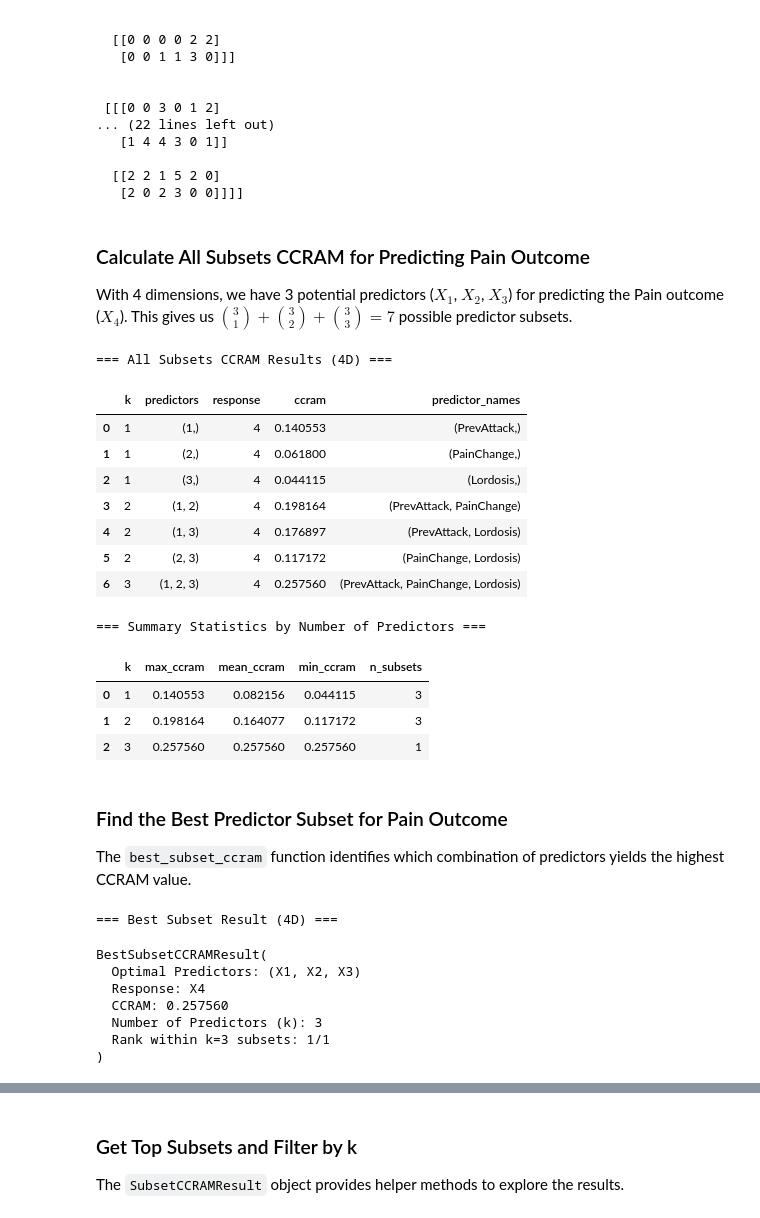
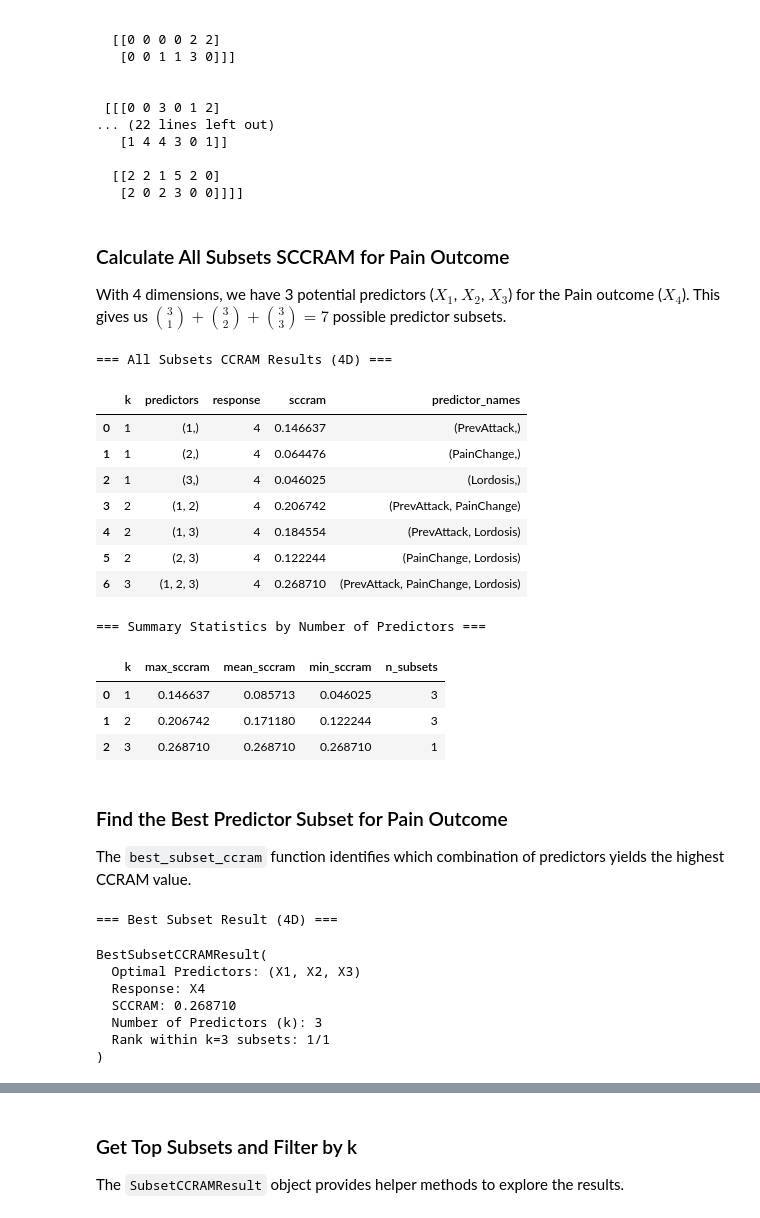
Before and after one commit to DhyeyMavani2003/ccrvam, a Jupyter notebook: examples/jupyter/03_BestSubsets_Selection.ipynb, the cells around one changed output, grey strips where cells are left out. Saved outputs shown, nothing was run; the diff lists cells and outputs as text; code cells hidden in the pictures.

```diff
--- a/examples/jupyter/03_BestSubsets_Selection.ipynb
+++ b/examples/jupyter/03_BestSubsets_Selection.ipynb
@@ -190,9 +228,9 @@ Read contingency table from case form data!
   [[2 2 1 5 2 0]
    [2 0 2 3 0 0]]]]
 # %% [markdown]
-### Calculate All Subsets CCRAM for Predicting Pain Outcome
+### Calculate All Subsets SCCRAM for Pain Outcome
 
-With 4 dimensions, we have 3 potential predictors ($X_1$, $X_2$, $X_3$) for predicting the Pain outcome ($X_4$). This gives us $\binom{3}{1} + \binom{3}{2} + \binom{3}{3} = 7$ possible predictor subsets.
+With 4 dimensions, we have 3 potential predictors ($X_1$, $X_2$, $X_3$) for the Pain outcome ($X_4$). This gives us $\binom{3}{1} + \binom{3}{2} + \binom{3}{3} = 7$ possible predictor subsets.
 # %%
 # Define variable names for better readability in output
 variable_names_4d = {
@@ -202,56 +240,56 @@ variable_names_4d = {
     4: "Pain"
 }
 
-# Calculate all subsets CCRAM for predicting Pain (variable 4)
-result_4d = all_subsets_ccram(
+# Calculate all subsets SCCRAM for predicting Pain (variable 4)
+result_4d_scaled = all_subsets_ccram(
     rda_contingency_table,
     response=4,  # Predict Pain outcome
-    scaled=False,
+    scaled=True, # Use SCCRAM (scaled); default is False (unscaled CCRAM)
     variable_names=variable_names_4d
 )
 
-print("=== All Subsets CCRAM Results (4D) ===")
-result_4d.results_df
+print("=== All Subsets SCCRAM Results (4D) ===")
+result_4d_scaled.results_df
 # %% [output]
 === All Subsets CCRAM Results (4D) ===
-|  | k | predictors | response | ccram | predictor_names |
-| 0 | 1 | (1,) | 4 | 0.140553 | (PrevAttack,) |
-| 1 | 1 | (2,) | 4 | 0.061800 | (PainChange,) |
-| 2 | 1 | (3,) | 4 | 0.044115 | (Lordosis,) |
-| 3 | 2 | (1, 2) | 4 | 0.198164 | (PrevAttack, PainChange) |
-| 4 | 2 | (1, 3) | 4 | 0.176897 | (PrevAttack, Lordosis) |
-| 5 | 2 | (2, 3) | 4 | 0.117172 | (PainChange, Lordosis) |
-| 6 | 3 | (1, 2, 3) | 4 | 0.257560 | (PrevAttack, PainChange, Lordosis) |
+|  | k | predictors | response | sccram | predictor_names |
+| 0 | 1 | (1,) | 4 | 0.146637 | (PrevAttack,) |
+| 1 | 1 | (2,) | 4 | 0.064476 | (PainChange,) |
+| 2 | 1 | (3,) | 4 | 0.046025 | (Lordosis,) |
+| 3 | 2 | (1, 2) | 4 | 0.206742 | (PrevAttack, PainChange) |
+| 4 | 2 | (1, 3) | 4 | 0.184554 | (PrevAttack, Lordosis) |
+| 5 | 2 | (2, 3) | 4 | 0.122244 | (PainChange, Lordosis) |
+| 6 | 3 | (1, 2, 3) | 4 | 0.268710 | (PrevAttack, PainChange, Lordosis) |
 # %%
 print("=== Summary Statistics by Number of Predictors ===")
-result_4d.summary()
+result_4d_scaled.summary()
 # %% [output]
 === Summary Statistics by Number of Predictors ===
-|  | k | max_ccram | mean_ccram | min_ccram | n_subsets |
-| 0 | 1 | 0.140553 | 0.082156 | 0.044115 | 3 |
-| 1 | 2 | 0.198164 | 0.164077 | 0.117172 | 3 |
-| 2 | 3 | 0.257560 | 0.257560 | 0.257560 | 1 |
+|  | k | max_sccram | mean_sccram | min_sccram | n_subsets |
+| 0 | 1 | 0.146637 | 0.085713 | 0.046025 | 3 |
+| 1 | 2 | 0.206742 | 0.171180 | 0.122244 | 3 |
+| 2 | 3 | 0.268710 | 0.268710 | 0.268710 | 1 |
 # %% [markdown]
 ### Find the Best Predictor Subset for Pain Outcome
 
 The `best_subset_ccram` function identifies which combination of predictors yields the highest CCRAM value.
 # %%
 # Find the best subset for predicting Pain
-best_4d = best_subset_ccram(
+best_4d_scaled = best_subset_ccram(
     rda_contingency_table,
     response=4,
-    scaled=False,
+    scaled=True, # Use SCCRAM (scaled); default is False (unscaled CCRAM)
     variable_names=variable_names_4d
 )
 
 print("=== Best Subset Result (4D) ===")
-best_4d
+best_4d_scaled
 # %% [output]
 === Best Subset Result (4D) ===
 BestSubsetCCRAMResult(
   Optimal Predictors: (X1, X2, X3)
   Response: X4
-  CCRAM: 0.257560
+  SCCRAM: 0.268710
   Number of Predictors (k): 3
   Rank within k=3 subsets: 1/1
 )
```
Also changed, not shown: parts of 15 cells of this notebook, 3 other files.
